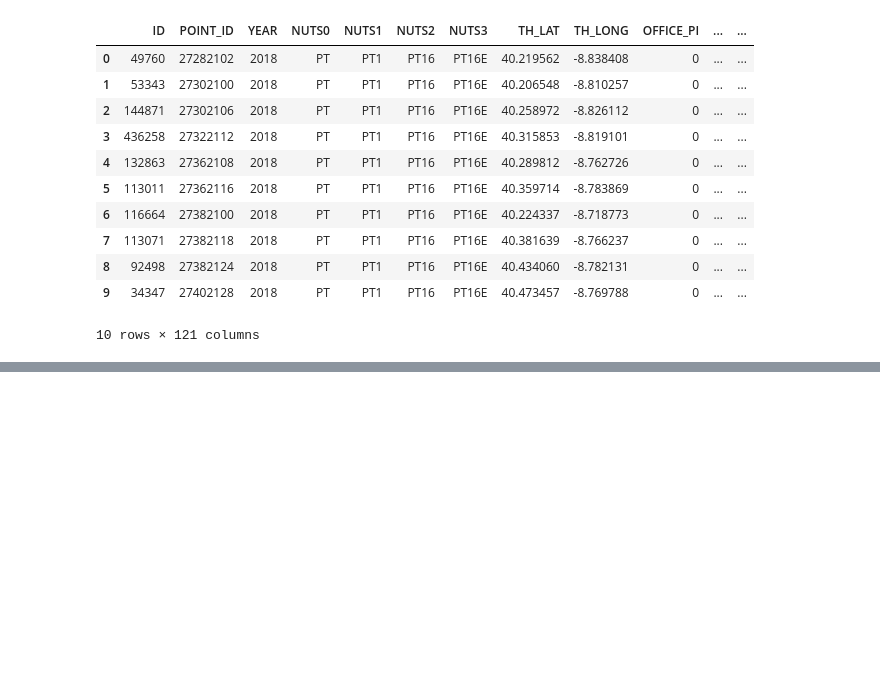
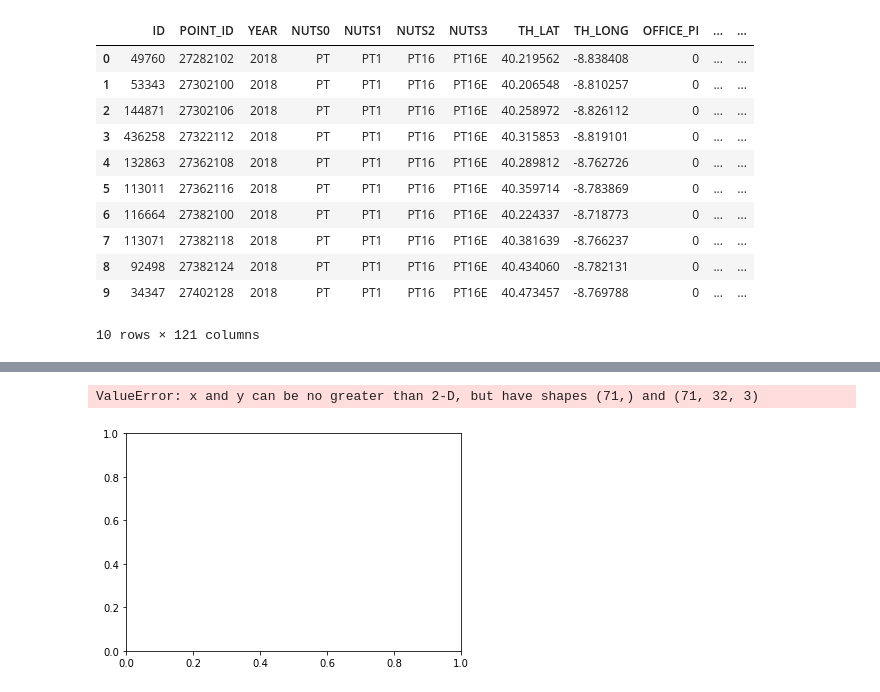
Before and after one commit to feelab-info/terrasensetk, a Jupyter notebook: Lucas_Copernicus.ipynb, the cells around one changed output, grey strips where cells are left out. Drawn from its saved outputs; the diff is of its cells as text; code cells hidden in the pictures; blank space fills up the shorter version.

```diff
--- a/Lucas_Copernicus.ipynb
+++ b/Lucas_Copernicus.ipynb
@@ -113,0 +155,7 @@ Length: 1748, dtype: geometry
+# %%
+patch = EOPatch.load(r'F:\geospatial_datasets\eopatches\eopatch_666')
+# %%
+plt.imshow(patch.data["BANDS"][0][..., [2, 1, 0]]*3.5)
+# %% [output]
+ValueError: x and y can be no greater than 2-D, but have shapes (71,) and (71, 32, 3)
+[figure, added]
```
Also changed, not shown: parts of 23 cells of this notebook, 1 other file.
